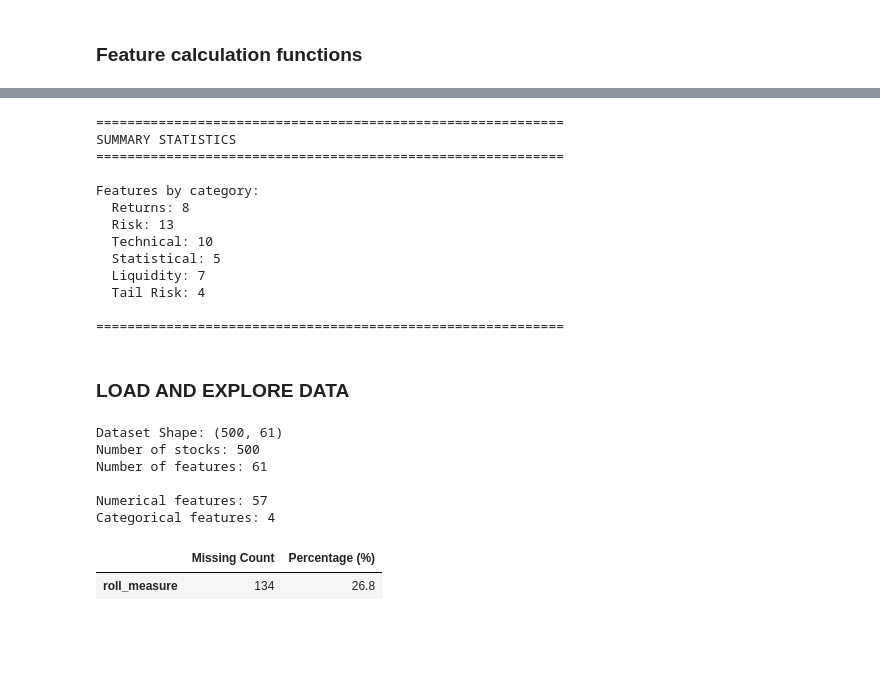
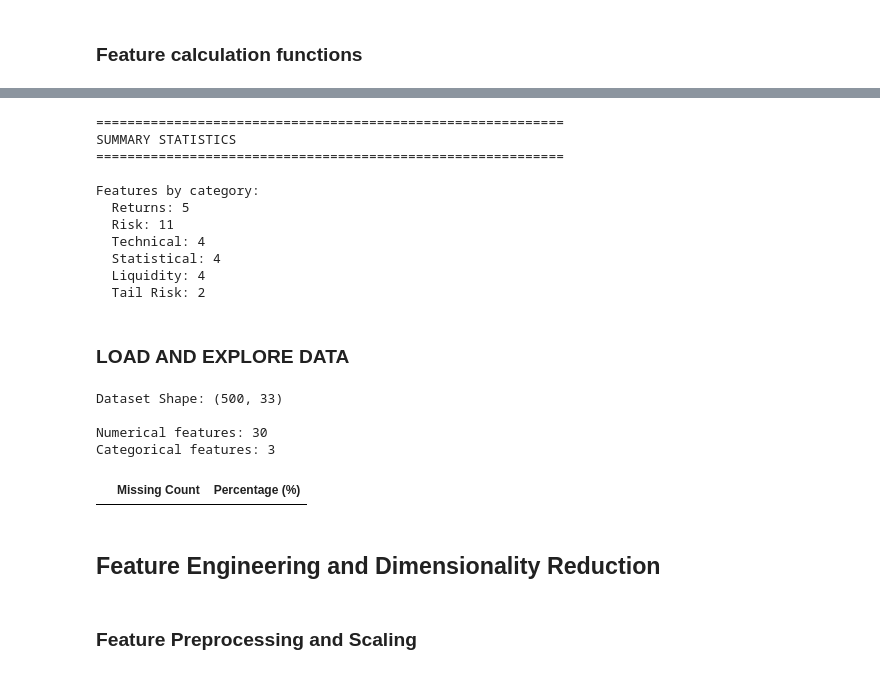
Before and after one commit to andrewkamal/Portfolio-Asset-Clustering, a Jupyter notebook: Portfolio Asset Clustering.ipynb, the cells around one changed output, grey strips where cells are left out. Cells and saved outputs as stored; diff of their text form; code cells hidden in the pictures; blank space fills up the shorter version.

Commit message:
Added cluster preprocessing, diverse algorithm clustering, and post clustering techniques

```diff
--- a/Portfolio Asset Clustering.ipynb
+++ b/Portfolio Asset Clustering.ipynb
@@ -376,59 +177,49 @@ print(f"{'='*60}")
 
 # Show feature summary
 print("\nFeatures by category:")
-print(f"  Returns: {len([c for c in features_df.columns if 'return' in c.lower()])}")
-print(f"  Risk: {len([c for c in features_df.columns if 'var' in c.lower() or 'vol' in c.lower() or 'drawdown' in c.lower()])}")
-print(f"  Technical: {len([c for c in features_df.columns if any(x in c.lower() for x in ['sma', 'ema', 'rsi', 'macd', 'bb'])])}")
-print(f"  Statistical: {len([c for c in features_df.columns if any(x in c.lower() for x in ['skew', 'kurt', 'autocorr', 'hurst'])])}")
-print(f"  Liquidity: {len([c for c in features_df.columns if 'volume' in c.lower() or 'liquidity' in c.lower()])}")
-print(f"  Tail Risk: {len([c for c in features_df.columns if any(x in c.lower() for x in ['tail', 'shortfall', 'gain_to_pain', 'win_rate'])])}")
-print(f"{'\n'+'='*60+'\n'}")
+print(f"  Returns: {len([c for c in stock_features.columns if 'return' in c.lower()])}")
+print(f"  Risk: {len([c for c in stock_features.columns if 'var' in c.lower() or 'vol' in c.lower() or 'drawdown' in c.lower() or 'sharpe' in c.lower()])}")
+print(f"  Technical: {len([c for c in stock_features.columns if any(x in c.lower() for x in ['sma', 'ema', 'rsi', 'macd'])])}")
+print(f"  Statistical: {len([c for c in stock_features.columns if any(x in c.lower() for x in ['skew', 'kurt', 'autocorr'])])}")
+print(f"  Liquidity: {len([c for c in stock_features.columns if 'volume' in c.lower() or 'liquidity' in c.lower()])}")
+print(f"  Tail Risk: {len([c for c in stock_features.columns if any(x in c.lower() for x in ['tail', 'shortfall', 'gain_to_pain', 'win_rate'])])}")
 # %% [output]
 ============================================================
 SUMMARY STATISTICS
 ============================================================
 
 Features by category:
-  Returns: 8
-  Risk: 13
-  Technical: 10
-  Statistical: 5
-  Liquidity: 7
-  Tail Risk: 4
-
-============================================================
+  Returns: 5
+  Risk: 11
+  Technical: 4
+  Statistical: 4
+  Liquidity: 4
+  Tail Risk: 2
 # %% [markdown]
 ### LOAD AND EXPLORE DATA
 # %%
-stock_df = pd.read_csv('sp500_features.csv')
+print(f"\nDataset Shape: {stock_features.shape}")
 
-print(f"\nDataset Shape: {stock_df.shape}")
-print(f"Number of stocks: {len(stock_df['ticker'].unique())}")
-print(f"Number of features: {len(stock_df.columns)}")
+# Separate numerical and categorical features
+numerical_features = stock_features.select_dtypes(include=[np.number])
+categorical_features = stock_features.select_dtypes(exclude=[np.number])
 
-# Get categorical features
-categorical_cols = ['ticker', 'company', 'sector', 'industry']
-stock_df_categorical = stock_df[categorical_cols].copy()
 
-# Get numerical features
-numerical_cols = [col for col in stock_df.columns if col not in categorical_cols]
-stock_df_numerical = stock_df[numerical_cols].copy()
-
-print(f"\nNumerical features: {len(numerical_cols)}")
-print(f"Categorical features: {len(categorical_cols)}")
+print(f"\nNumerical features: {len(numerical_features.columns)}")
+print(f"Categorical features: {len(categorical_features.columns)}")
 
 # Check for missing values
-missing_vals = stock_df.isnull().sum()
-missing_per = ((stock_df.isnull().sum() / len(stock_df)) * 100).round(2)
-
+missing_vals = stock_features.isnull().sum()
+missing_per = ((stock_features.isnull().sum() / len(stock_features)) * 100).round(2)
 missing_df = pd.DataFrame({'Missing Count': missing_vals,'Percentage (%)': missing_per}) # Combine into a DataFrame for better visualization
 missing_df[missing_df['Missing Count'] > 0].sort_values(by='Missing Count', ascending=False)
 # %% [output]
-Dataset Shape: (500, 61)
-Number of stocks: 500
-Number of features: 61
+Dataset Shape: (500, 33)
 
-Numerical features: 57
-Categorical features: 4
+Numerical features: 30
+Categorical features: 3
 |  | Missing Count | Percentage (%) |
-| roll_measure | 134 | 26.8 |
+# %% [markdown]
+## Feature Engineering and Dimensionality Reduction
+# %% [markdown]
+### Feature Preprocessing and Scaling
```
Also changed, not shown: parts of 15 cells of this notebook, 5 other files.
